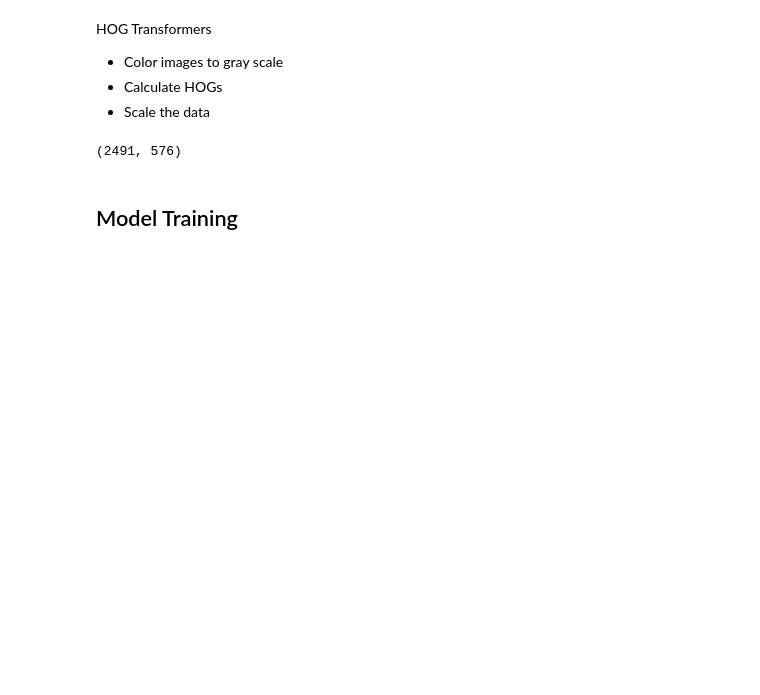
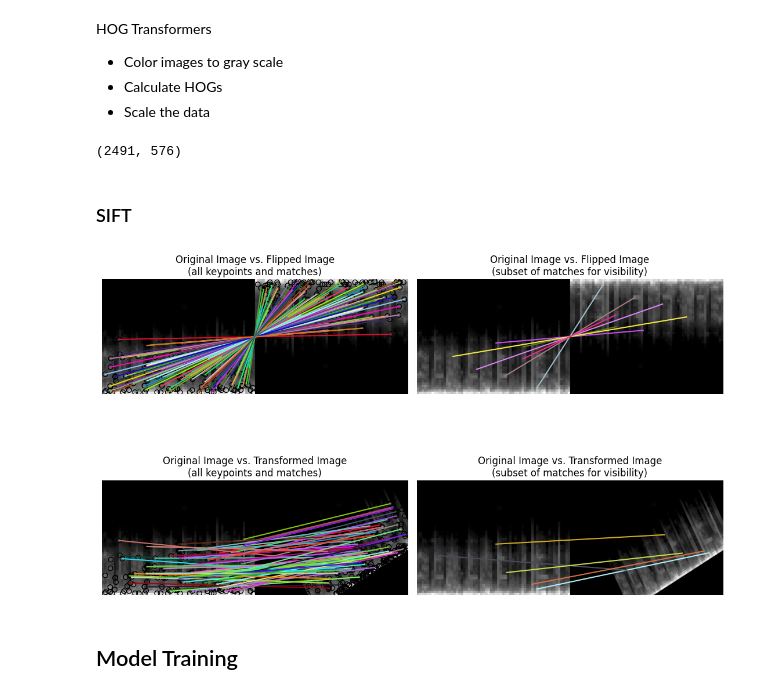
Before and after one commit to loukra/Respiratory_Disease_Classification, a Jupyter notebook: JNotebooks/Model/svm_model.ipynb, the cells around one changed output. Drawn from its saved outputs; the diff is of its cells as text; code cells hidden in the pictures; blank space fills up the shorter version.

```diff
--- a/JNotebooks/Model/svm_model.ipynb
+++ b/JNotebooks/Model/svm_model.ipynb
@@ -164,11 +159,11 @@ img_path = "../../data/images/90-10_split/test/health_0/0_f1_3464.png"
 spec = imread(img_path, as_gray=True)
 
 # scale down the image to one third
-spec = rescale(spec, 1/3, mode='reflect')
+spec_gray = rescale(spec, 1/3, mode='reflect')
 
 # calculate the hog and return a visual representation.
 spec_hog, spec_hog_img = hog(
-            spec, pixels_per_cell=(14,14),
+            spec_gray, pixels_per_cell=(14,14),
             cells_per_block=(2, 2),
             orientations=9,
             visualize=True,
@@ -268,6 +263,63 @@ X_train_prepared = scalify.fit_transform(X_train_hog)
 print(X_train_prepared.shape)
 # %% [output]
 (2491, 576)
+# %% [markdown]
+### SIFT
+# %%
+img1 = spec
+img2 = transform.rotate(img1, 180)
+tform = transform.AffineTransform(scale=(1.3, 1.1), rotation=0.5,
+                                  translation=(0, -200))
+img3 = transform.warp(img1, tform)
+
+descriptor_extractor = SIFT()
+
+descriptor_extractor.detect_and_extract(img1)
+keypoints1 = descriptor_extractor.keypoints
+descriptors1 = descriptor_extractor.descriptors
+
+descriptor_extractor.detect_and_extract(img2)
+keypoints2 = descriptor_extractor.keypoints
+descriptors2 = descriptor_extractor.descriptors
+
+descriptor_extractor.detect_and_extract(img3)
+keypoints3 = descriptor_extractor.keypoints
+descriptors3 = descriptor_extractor.descriptors
+
+matches12 = match_descriptors(descriptors1, descriptors2, max_ratio=0.6,
+                              cross_check=True)
+matches13 = match_descriptors(descriptors1, descriptors3, max_ratio=0.6,
+                              cross_check=True)
+fig, ax = plt.subplots(nrows=2, ncols=2, figsize=(11, 8))
+
+plt.gray()
+
+plot_matches(ax[0, 0], img1, img2, keypoints1, keypoints2, matches12)
+ax[0, 0].axis('off')
+ax[0, 0].set_title("Original Image vs. Flipped Image\n"
+                   "(all keypoints and matches)")
+
+plot_matches(ax[1, 0], img1, img3, keypoints1, keypoints3, matches13)
+ax[1, 0].axis('off')
+ax[1, 0].set_title("Original Image vs. Transformed Image\n"
+                   "(all keypoints and matches)")
+
+plot_matches(ax[0, 1], img1, img2, keypoints1, keypoints2, matches12[::15],
+             only_matches=True)
+ax[0, 1].axis('off')
+ax[0, 1].set_title("Original Image vs. Flipped Image\n"
+                   "(subset of matches for visibility)")
+
+plot_matches(ax[1, 1], img1, img3, keypoints1, keypoints3, matches13[::15],
+             only_matches=True)
+ax[1, 1].axis('off')
+ax[1, 1].set_title("Original Image vs. Transformed Image\n"
+                   "(subset of matches for visibility)")
+
+plt.tight_layout()
+plt.show()
+# %% [output]
+[figure, added]
 # %% [markdown]
 ## Model Training
 # %%
```
Also changed, not shown: parts of 7 cells of this notebook, 1 other file.
